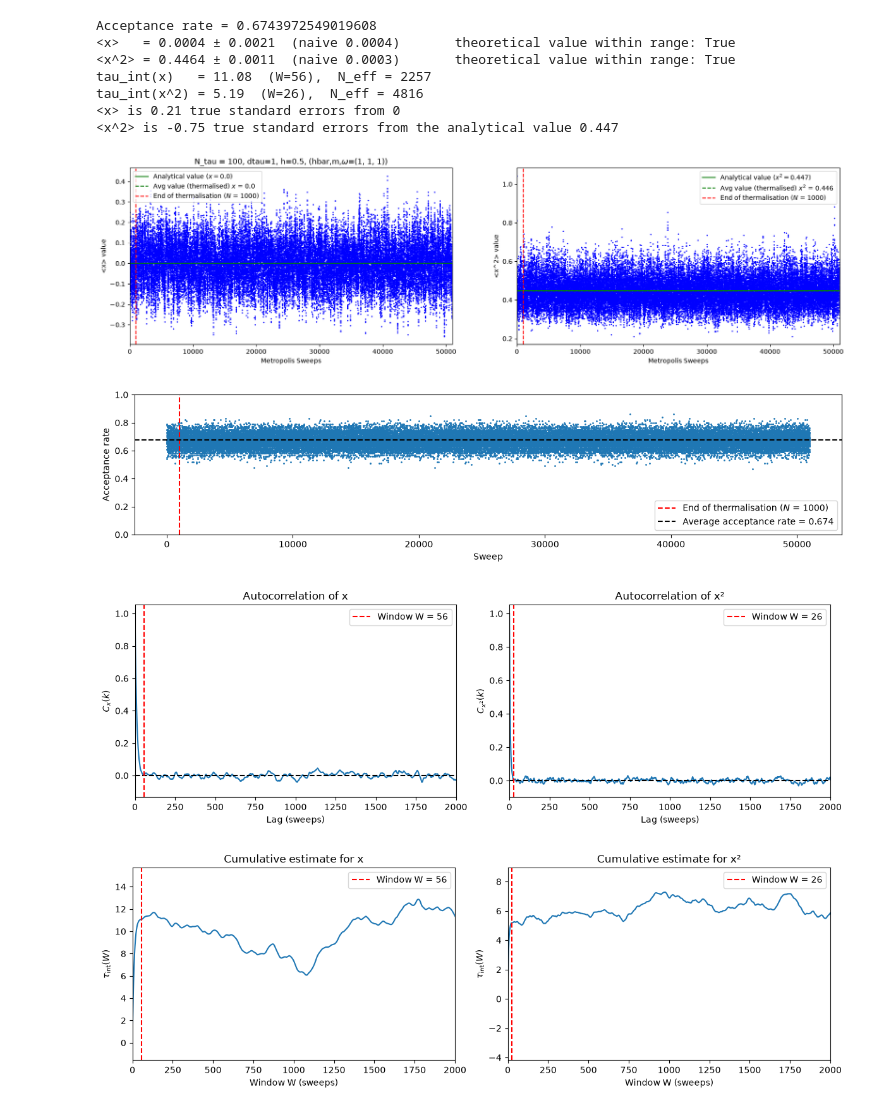
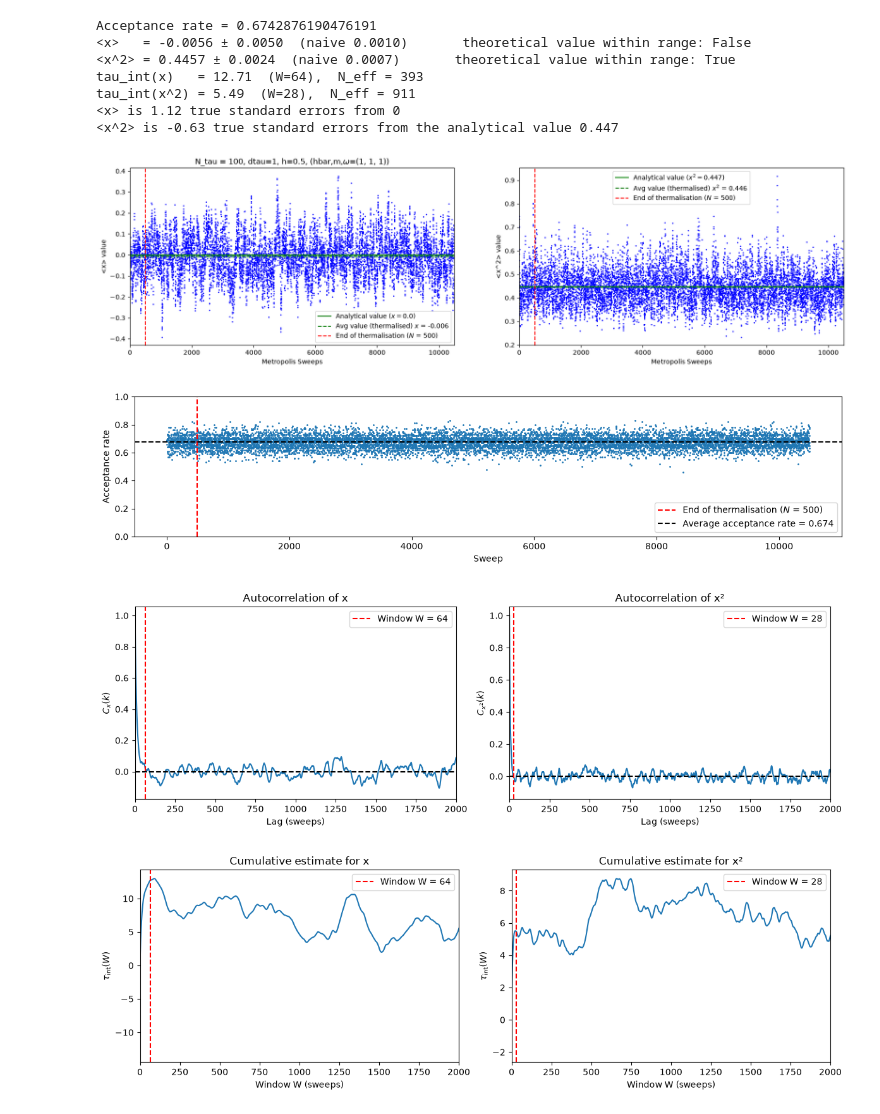
Before and after one commit to phillyyymcd/SHP_QuantumHarmonicOscillator, a Jupyter notebook: SHP_structured.ipynb, the cells around one changed output. Cells and saved outputs as stored; diff of their text form; code cells hidden in the pictures.

```diff
--- a/SHP_structured.ipynb
+++ b/SHP_structured.ipynb
@@ -111,8 +111,8 @@ m_tilde  = m * delta_tau #ensuring dimensionless varianbles
 h_tilde = hbar * delta_tau
 omega_tilde = omega * delta_tau
 
-N_therm = 1000 #how many of the first sweeps are discarded
-N_sweeps = 50000 #how many passes are repeated
+N_therm = 500 #how many of the first sweeps are discarded
+N_sweeps = 10000 #how many passes are repeated
 samples = [] # for calculating the wavefunction
 
 #Initialising
@@ -178,42 +178,42 @@ ax[0].axvline(N_therm, color='r', linestyle='--', label = f"End of thermalisatio
 ax[0].set_title(rf"N_tau = {N_tau}, dtau={delta_tau}, h={h}, (hbar,m,$\omega$={hbar, m, omega})")
 ax[0].legend()
 
 ax[1].plot(sweeps, x_2, 'o', color="blue", markersize=1)
 ax[1].set_xlabel("Metropolis Sweeps")
 ax[1].set_ylabel("<x^2> value")
 #ax[1].set_ylim(0.4, 0.6)
 ax[1].set_xlim(0, N_therm + N_sweeps)
 ax[1].axhline(y=x_2_analytical, color='g', linestyle='-', label = f"Analytical value ($x^2={np.round(x_2_analytical, 3)}$)")
 ax[1].axhline(y=np.mean(x_2_thermalised), color='g', linestyle='--', label = f"Avg value (thermalised) $x^2$ = {np.round(np.mean(x_2_thermalised), decimals=3)}")
 ax[1].axvline(N_therm, color='r', linestyle='--', label = f"End of thermalisation ($N$ = {N_therm})")
 ax[1].legend()
 
 #error bands
 ax[0].axhspan(x_mean - x_true_error, x_mean + x_true_error, color="green", alpha=0.3)
 ax[1].axhspan(x_2_mean - x_2_true_error, x_2_mean + x_2_true_error, color="green", alpha=0.3)
 
 # Acceptance rate
 plt.figure(figsize=(12,3))
 plt.plot(total_acc_rate, '.', markersize=2)
 plt.axvline(N_therm, color='red', linestyle='--', label = f"End of thermalisation ($N$ = {N_therm})")
 plt.axhline(np.mean(total_acc_rate), linestyle='--', color='black', label=f"Average acceptance rate = {np.round(np.mean(total_acc_rate), decimals=3)}")
 plt.ylim(0,1)
 plt.xlabel("Sweep")
 plt.ylabel("Acceptance rate")
 plt.legend()
 
 plt.tight_layout()
 plt.show()
 # %% [output]
-Acceptance rate = 0.6743972549019608
-<x>   = 0.0004 ± 0.0021  (naive 0.0004)       theoretical value within range: True
-<x^2> = 0.4464 ± 0.0011  (naive 0.0003)       theoretical value within range: True
-tau_int(x)   = 11.08  (W=56),  N_eff = 2257
-tau_int(x^2) = 5.19  (W=26),  N_eff = 4816
-<x> is 0.21 true standard errors from 0
-<x^2> is -0.75 true standard errors from the analytical value 0.447
+Acceptance rate = 0.6742876190476191
+<x>   = -0.0056 ± 0.0050  (naive 0.0010)       theoretical value within range: False
+<x^2> = 0.4457 ± 0.0024  (naive 0.0007)       theoretical value within range: True
+tau_int(x)   = 12.71  (W=64),  N_eff = 393
+tau_int(x^2) = 5.49  (W=28),  N_eff = 911
+<x> is 1.12 true standard errors from 0
+<x^2> is -0.63 true standard errors from the analytical value 0.447
-[figure, old version]
+[figure, new version]
-[figure, old version]
+[figure, new version]
 # %%
 fig, ax = plt.subplots(1, 2, figsize=(12, 4))
 
@@ -239,7 +239,7 @@ ax[1].legend()
 plt.tight_layout()
 plt.show()
 # %% [output]
-[figure, old version]
+[figure, new version]
 # %%
 fig, ax = plt.subplots(1, 2, figsize=(12, 4))
 
@@ -262,7 +262,7 @@ ax[1].legend()
 plt.tight_layout()
 plt.show()
 # %% [output]
-[figure, old version]
+[figure, new version]
 # %%
 x_thermalised = np.asarray(x[N_therm:])
 x2_thermalised = np.asarray(x_2[N_therm:])
```
Also changed, not shown: parts of 3 cells of this notebook.
